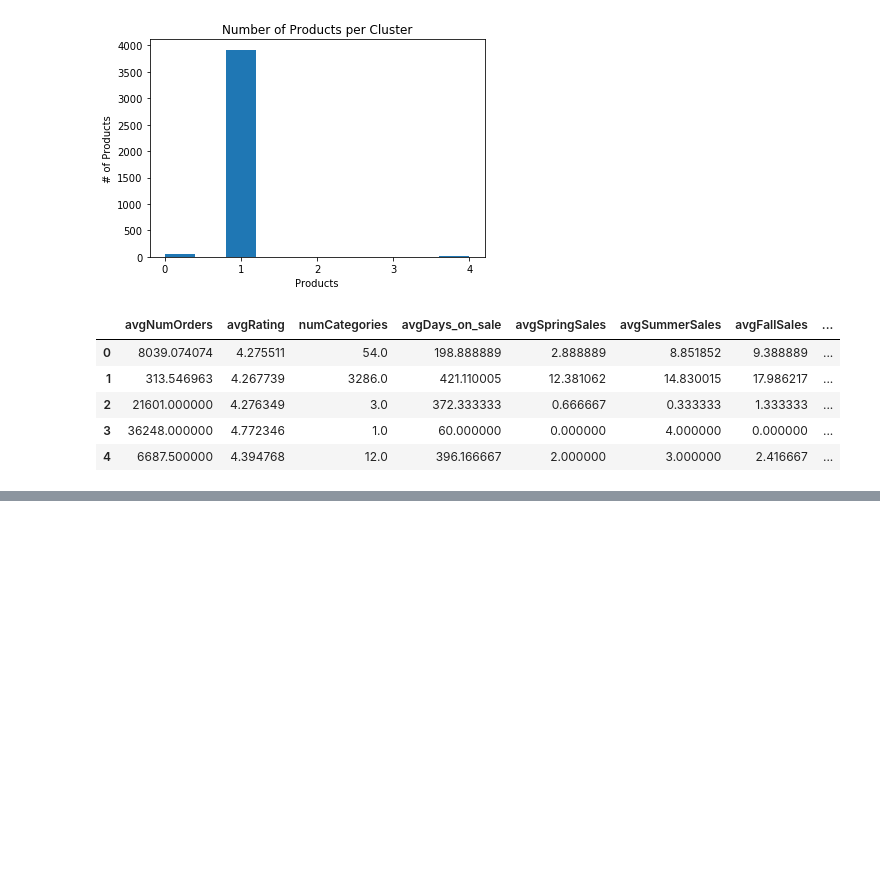
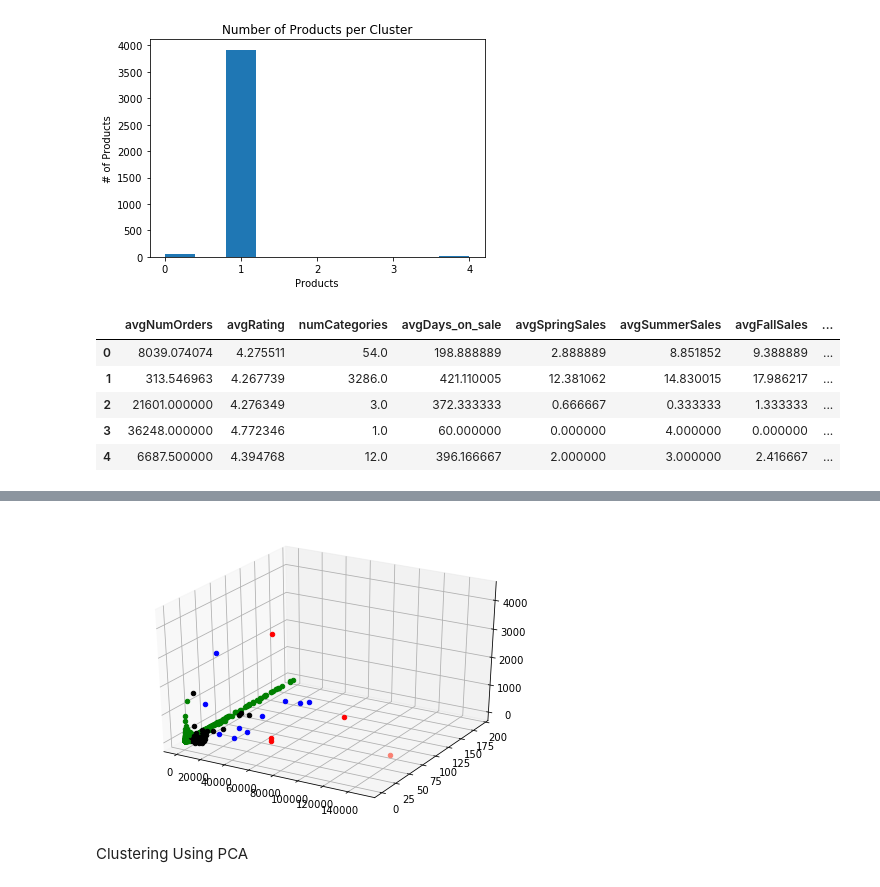
Before and after one commit to alexyanw/dse203-group-project, a Jupyter notebook: data_exploration/Demo_Product_Clustering.ipynb, the cells around one changed output, grey strips where cells are left out. Drawn from its saved outputs; the diff is of its cells as text; code cells hidden in the pictures; blank space fills up the shorter version.

```diff
--- a/data_exploration/Demo_Product_Clustering.ipynb
+++ b/data_exploration/Demo_Product_Clustering.ipynb
@@ -271,0 +302,7 @@ IndexError: list index out of range
+# %%
+plot=plot3d(cluster, 0,1,2, cluster_df.shape[0], cluster_df.shape[1])
+plot
+# %% [output]
+[figure, added]
+# %% [markdown]
+Clustering Using PCA
```
Also changed, not shown: parts of 14 cells of this notebook.
